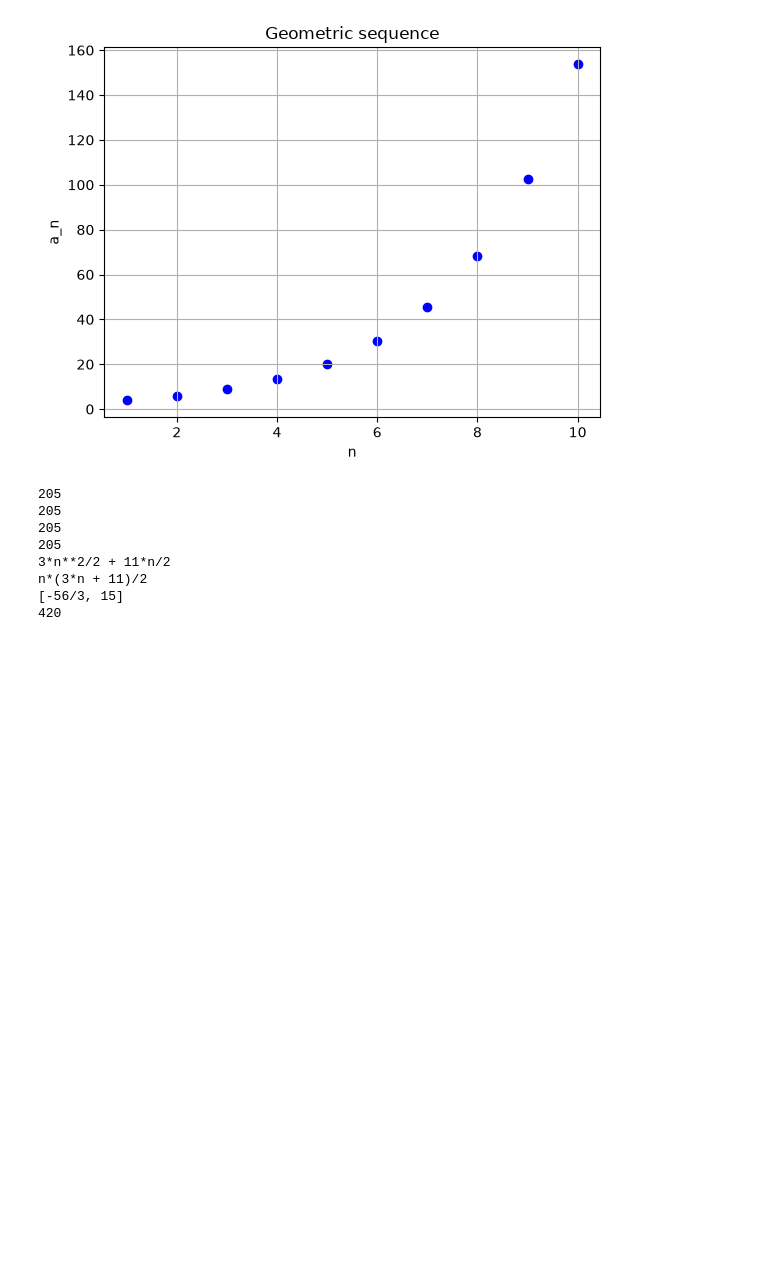
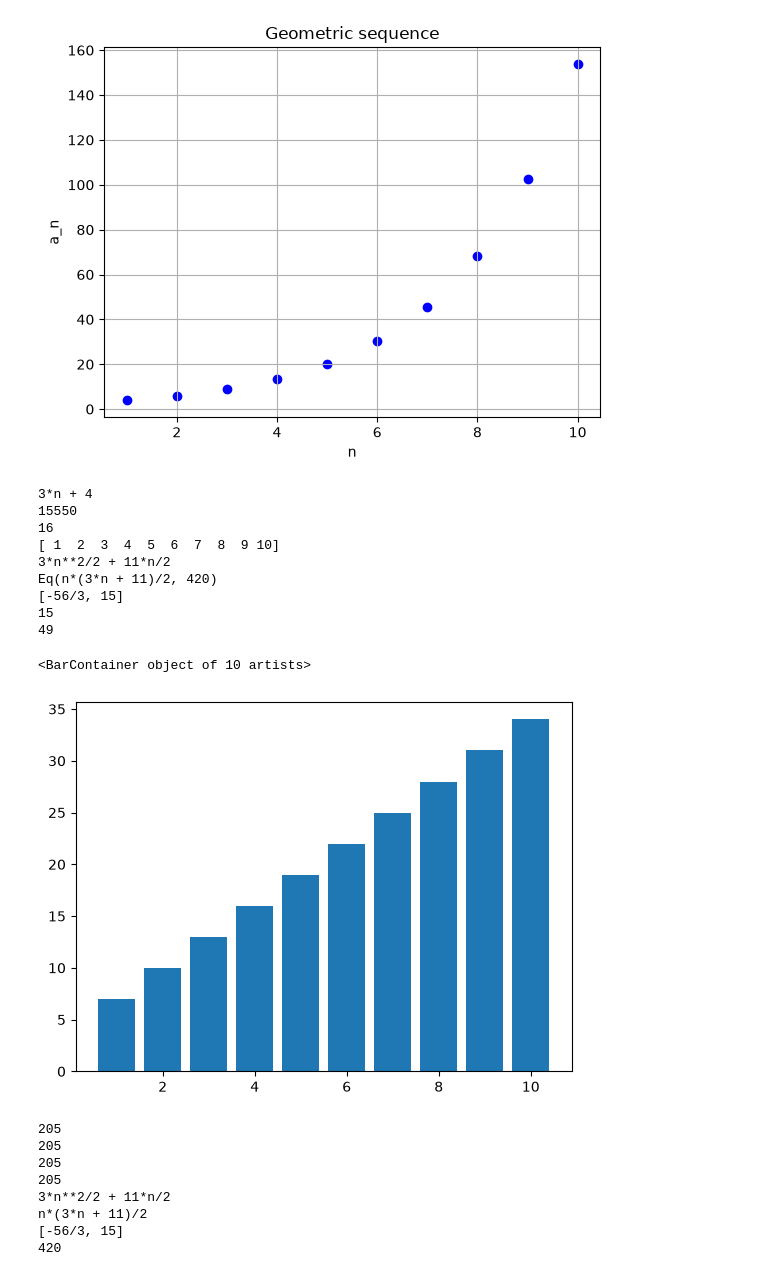
Before and after one commit to buicaothe/PYTHON, a Jupyter notebook: APPLIED MATHEMATICS/Introduction.ipynb, the cells around one changed output. Cells and saved outputs as stored; diff of their text form; code cells hidden in the pictures; blank space fills up the shorter version.

```diff
--- a/APPLIED MATHEMATICS/Introduction.ipynb
+++ b/APPLIED MATHEMATICS/Introduction.ipynb
@@ -117,10 +117,43 @@ plt.show() # showing the actual plot
 # %%
 n = sy.symbols('n')
 a_n=7+3*(n-1)
 print(a_n)
 
-sum10=sy.summation(a_n,(n,1,10))
+sum10=sy.summation(a_n,(n,1,100))
 print(sum10)
+
+f=sy.lambdify(n,a_n,"numpy")
+list10=np.arange(1,11)
+f(4)
+print(f(4))
+print(list10)
+members10 = f(list10)
+sum10 = sum(members10)
+
+sum_n=sy.summation(a_n,(n,1,n))
+print(sum_n)
+sum_n=n*(a_n.subs(n,1)+a_n)/2
+equation = sy.Eq(sum_n,420)
+index = sy.solve(equation,n)
+print(equation)
+print(index)
+print(index[1])
+
+print(a_n.subs(n,15))
+
+plt.bar(list10,members10)
+# %% [output]
+3*n + 4
+15550
+16
+[ 1  2  3  4  5  6  7  8  9 10]
+3*n**2/2 + 11*n/2
+Eq(n*(3*n + 11)/2, 420)
+[-56/3, 15]
+15
+49
+<BarContainer object of 10 artists>
+[figure, added]
 # %%
 # 2. SUM
 
```
